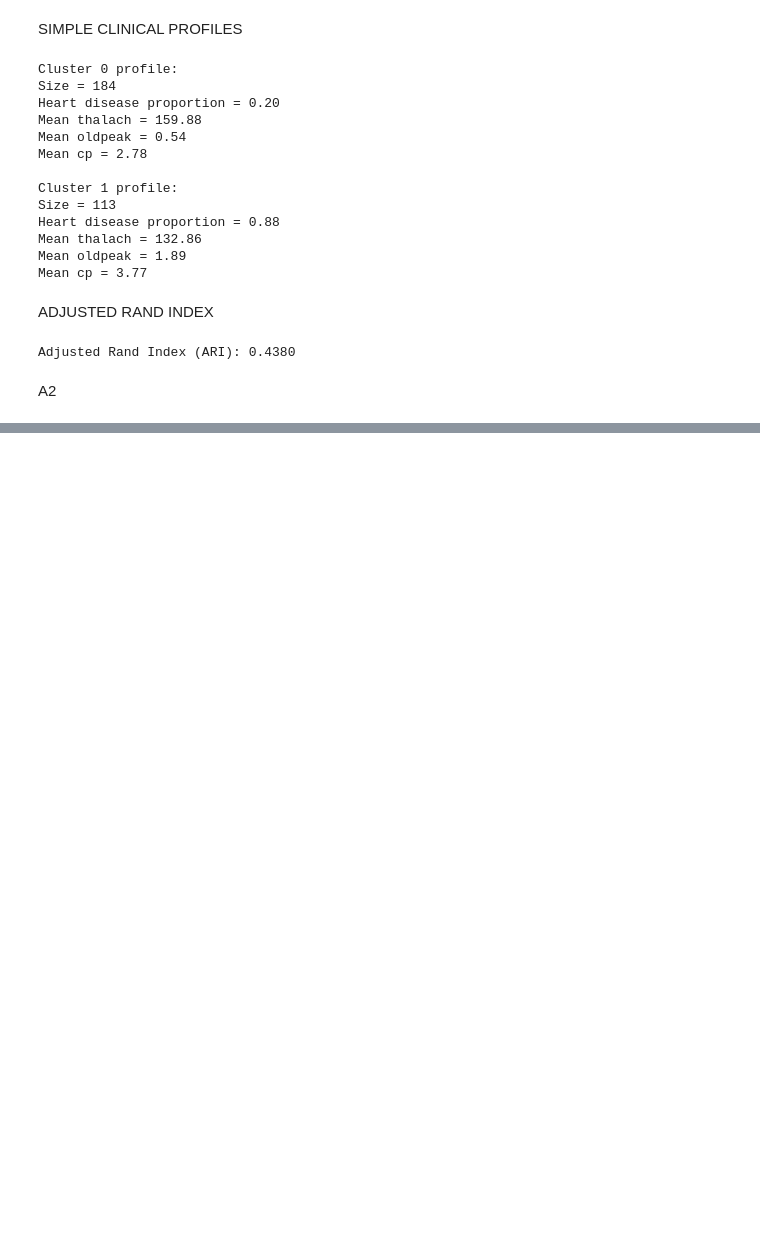
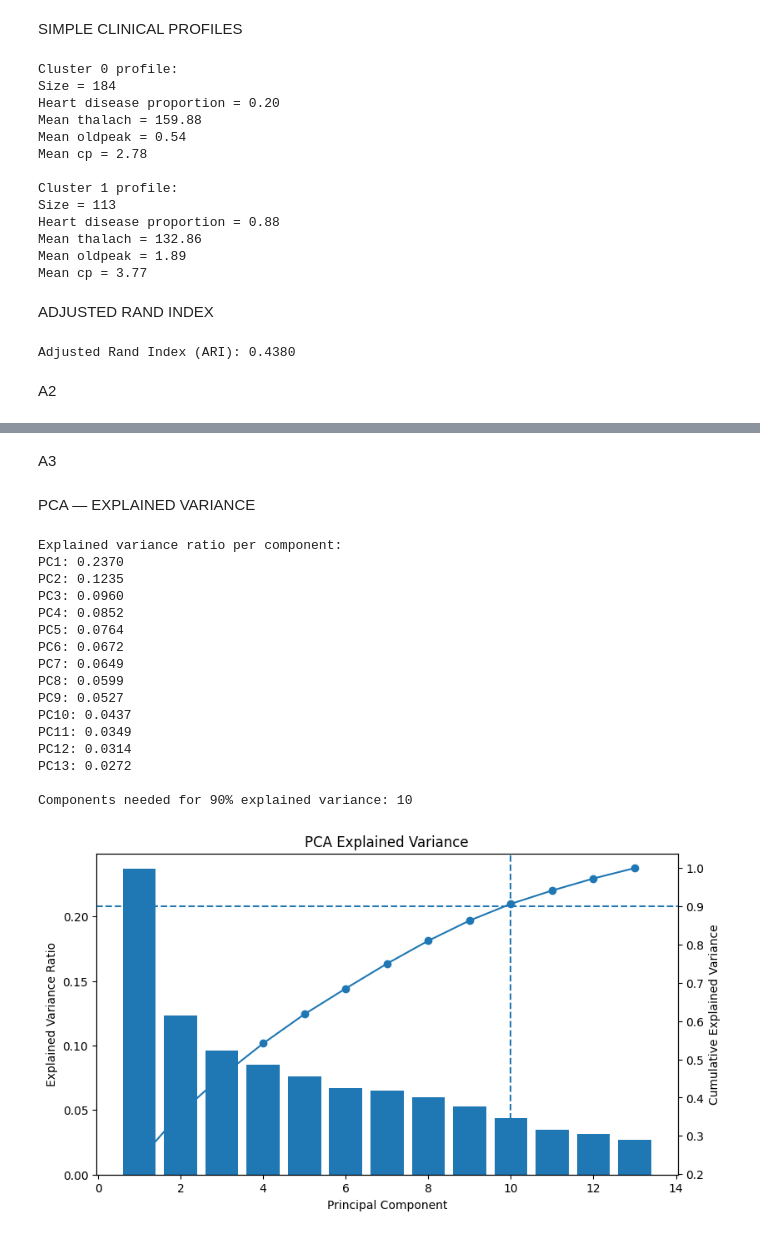
Before and after one commit to aneeqahabib/23i-2631_DM_4, a Jupyter notebook: 23i-2631.ipynb, the cells around one changed output, grey strips where cells are left out. Saved outputs shown, nothing was run; the diff lists cells and outputs as text; code cells hidden in the pictures; blank space fills up the shorter version.

```diff
--- a/23i-2631.ipynb
+++ b/23i-2631.ipynb
@@ -368,0 +452,56 @@ A2
+# %% [markdown]
+A3
+# %% [markdown]
+PCA — EXPLAINED VARIANCE
+# %%
+pca_full = PCA()
+pca_full.fit(X_scaled)
+
+explained_var = pca_full.explained_variance_ratio_
+cum_var = np.cumsum(explained_var)
+
+# Components needed for 90% variance
+n_components_90 = np.argmax(cum_var >= 0.90) + 1
+
+print("Explained variance ratio per component:")
+for i, var in enumerate(explained_var, start=1):
+    print(f"PC{i}: {var:.4f}")
+
+print(f"\nComponents needed for 90% explained variance: {n_components_90}")
+
+# Plot explained variance + cumulative variance
+fig, ax1 = plt.subplots(figsize=(9, 5))
+
+components = np.arange(1, len(explained_var) + 1)
+
+ax1.bar(components, explained_var)
+ax1.set_xlabel("Principal Component")
+ax1.set_ylabel("Explained Variance Ratio")
+
+ax2 = ax1.twinx()
+ax2.plot(components, cum_var, marker='o')
+ax2.set_ylabel("Cumulative Explained Variance")
+
+ax2.axhline(0.90, linestyle='--')
+ax1.axvline(n_components_90, linestyle='--')
+
+plt.title("PCA Explained Variance")
+plt.show()
+# %% [output]
+Explained variance ratio per component:
+PC1: 0.2370
+PC2: 0.1235
+PC3: 0.0960
+PC4: 0.0852
+PC5: 0.0764
+PC6: 0.0672
+PC7: 0.0649
+PC8: 0.0599
+PC9: 0.0527
+PC10: 0.0437
+PC11: 0.0349
+PC12: 0.0314
+PC13: 0.0272
+
+Components needed for 90% explained variance: 10
+[figure, added]
```
Also changed, not shown: parts of 57 cells of this notebook.
